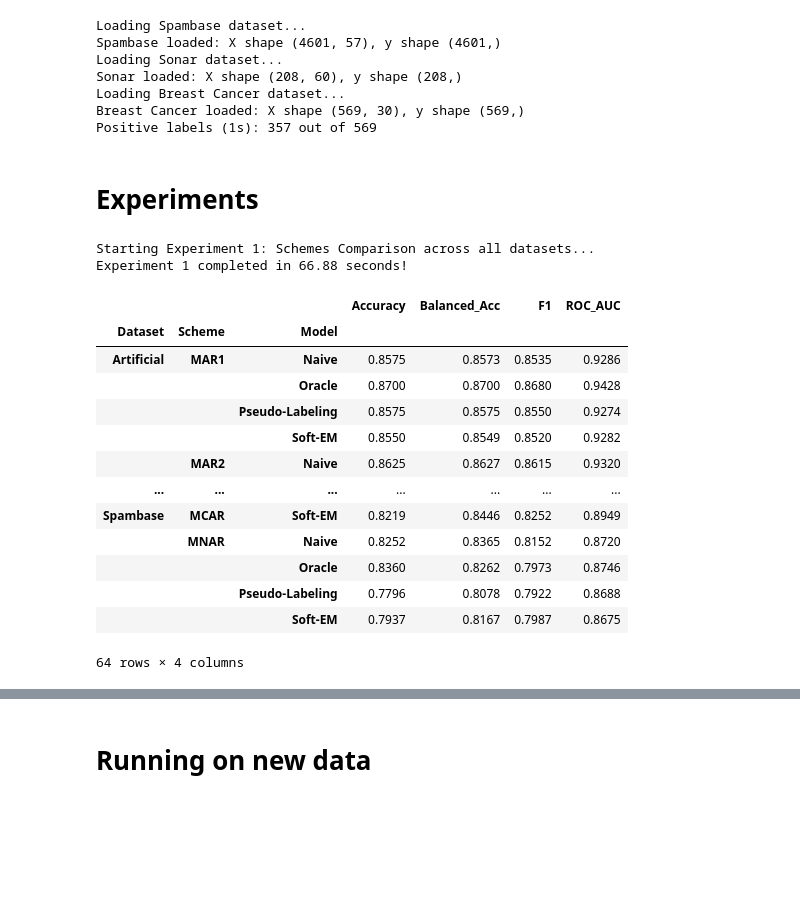
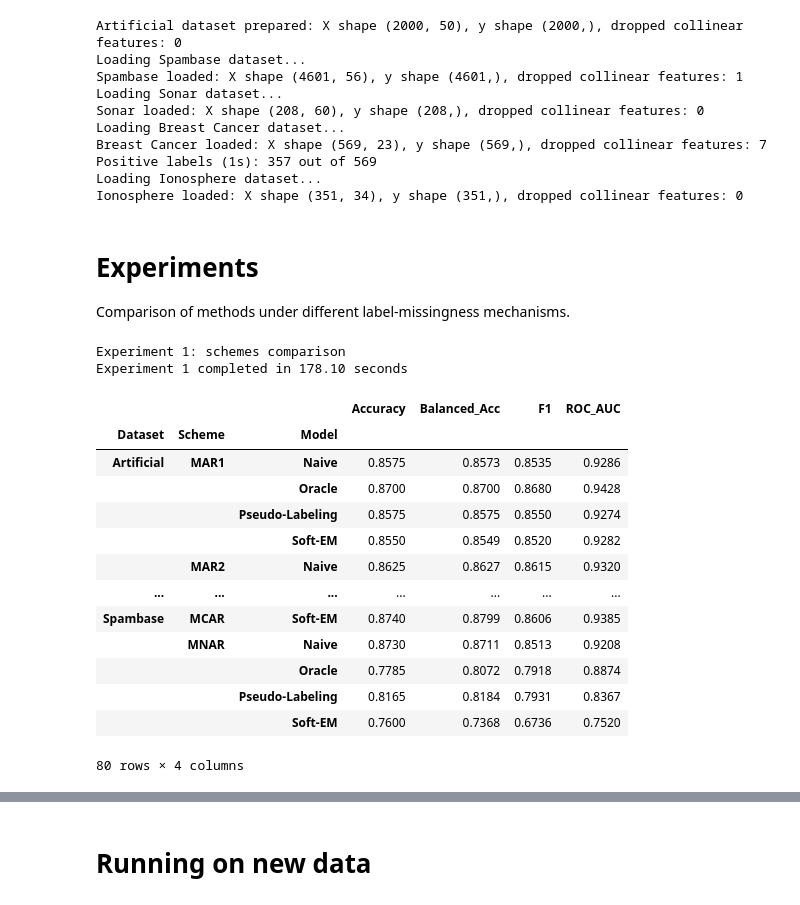
Before and after one commit to IgorLechoszest/AML_Proj1, a Jupyter notebook: src/main.ipynb, the cells around one changed output, grey strips where cells are left out. Saved outputs shown, nothing was run; the diff lists cells and outputs as text; code cells hidden in the pictures; blank space fills up the shorter version.

```diff
--- a/src/main.ipynb
+++ b/src/main.ipynb
@@ -20,14 +20,19 @@ artificial_X, artificial_y = create_artificial_dataset()
 spambase_X, spambase_y = load_spambase()
 sonar_X, sonar_y = load_sonar()
 breast_X, breast_y = load_breast_cancer_data()
+ionosphere_X, ionosphere_y = load_ionosphere()
 # %% [output]
+Artificial dataset prepared: X shape (2000, 50), y shape (2000,), dropped collinear features: 0
 Loading Spambase dataset...
-Spambase loaded: X shape (4601, 57), y shape (4601,)
+Spambase loaded: X shape (4601, 56), y shape (4601,), dropped collinear features: 1
 Loading Sonar dataset...
-Sonar loaded: X shape (208, 60), y shape (208,)
+Sonar loaded: X shape (208, 60), y shape (208,), dropped collinear features: 0
 Loading Breast Cancer dataset...
-Breast Cancer loaded: X shape (569, 30), y shape (569,)
+Breast Cancer loaded: X shape (569, 23), y shape (569,), dropped collinear features: 7
 Positive labels (1s): 357 out of 569
+Loading Ionosphere dataset...
+Ionosphere loaded: X shape (351, 34), y shape (351,), dropped collinear features: 0
 # %% [markdown]
 # Experiments
+Comparison of methods under different label-missingness mechanisms.
 # %%
@@ -100,49 +108,42 @@ def run_single_scheme_experiment(dataset_name, X, y, scheme_name):
 
     return results
 # %%
-# --- Experiment 1 (Schemes Comparison) ---
-print("Starting Experiment 1: Schemes Comparison across all datasets...")
+print("Experiment 1: schemes comparison")
 start_time = time.time()
 
-schemes = ['MCAR', 'MAR1', 'MAR2', 'MNAR']
-
-# Build the grid of all combinations we need to run
+schemes = ["MCAR", "MAR1", "MAR2", "MNAR"]
 tasks = []
 for data_name, (X, y) in datasets.items():
     for scheme in schemes:
         tasks.append((data_name, X, y, scheme))
 
-# Run in parallel! (n_jobs=-1 uses all your CPU cores)
-# If this crashes your specific machine, change n_jobs to 2
 all_results = Parallel(n_jobs=-1)(
-    delayed(run_single_scheme_experiment)(d_name, X, y, sch) for d_name, X, y, sch in tasks
+    delayed(run_single_scheme_experiment)(d_name, X, y, sch)
+    for d_name, X, y, sch in tasks
 )
 
-# Flatten the list of lists
 flat_results = [item for sublist in all_results for item in sublist]
-
 df_experiment1 = pd.DataFrame(flat_results)
 df_experiment1 = df_experiment1[["Dataset", "Scheme", "Model", "Accuracy", "Balanced_Acc", "F1", "ROC_AUC"]]
 
-print(f"Experiment 1 completed in {time.time() - start_time:.2f} seconds!")
-
-# Display the grouped results (Perfect for your report!)
-display(df_experiment1.groupby(['Dataset', 'Scheme', 'Model']).mean().round(4))
+elapsed = time.time() - start_time
+print(f"Experiment 1 completed in {elapsed:.2f} seconds")
+display(df_experiment1.groupby(["Dataset", "Scheme", "Model"]).mean().round(4))
 # %% [output]
-Starting Experiment 1: Schemes Comparison across all datasets...
-Experiment 1 completed in 66.88 seconds!
+Experiment 1: schemes comparison
+Experiment 1 completed in 178.10 seconds
 |  |  |  | Accuracy | Balanced_Acc | F1 | ROC_AUC |
 | Dataset | Scheme | Model |  |  |  |  |
 | Artificial | MAR1 | Naive | 0.8575 | 0.8573 | 0.8535 | 0.9286 |
 |  |  | Oracle | 0.8700 | 0.8700 | 0.8680 | 0.9428 |
 |  |  | Pseudo-Labeling | 0.8575 | 0.8575 | 0.8550 | 0.9274 |
 |  |  | Soft-EM | 0.8550 | 0.8549 | 0.8520 | 0.9282 |
 |  | MAR2 | Naive | 0.8625 | 0.8627 | 0.8615 | 0.9320 |
 | ... | ... | ... | ... | ... | ... | ... |
-| Spambase | MCAR | Soft-EM | 0.8219 | 0.8446 | 0.8252 | 0.8949 |
-|  | MNAR | Naive | 0.8252 | 0.8365 | 0.8152 | 0.8720 |
-|  |  | Oracle | 0.8360 | 0.8262 | 0.7973 | 0.8746 |
-|  |  | Pseudo-Labeling | 0.7796 | 0.8078 | 0.7922 | 0.8688 |
-|  |  | Soft-EM | 0.7937 | 0.8167 | 0.7987 | 0.8675 |
+| Spambase | MCAR | Soft-EM | 0.8740 | 0.8799 | 0.8606 | 0.9385 |
+|  | MNAR | Naive | 0.8730 | 0.8711 | 0.8513 | 0.9208 |
+|  |  | Oracle | 0.7785 | 0.8072 | 0.7918 | 0.8874 |
+|  |  | Pseudo-Labeling | 0.8165 | 0.8184 | 0.7931 | 0.8367 |
+|  |  | Soft-EM | 0.7600 | 0.7368 | 0.6736 | 0.7520 |
-64 rows × 4 columns
+80 rows × 4 columns
 # %%
```
Also changed, not shown: parts of 7 cells of this notebook.
